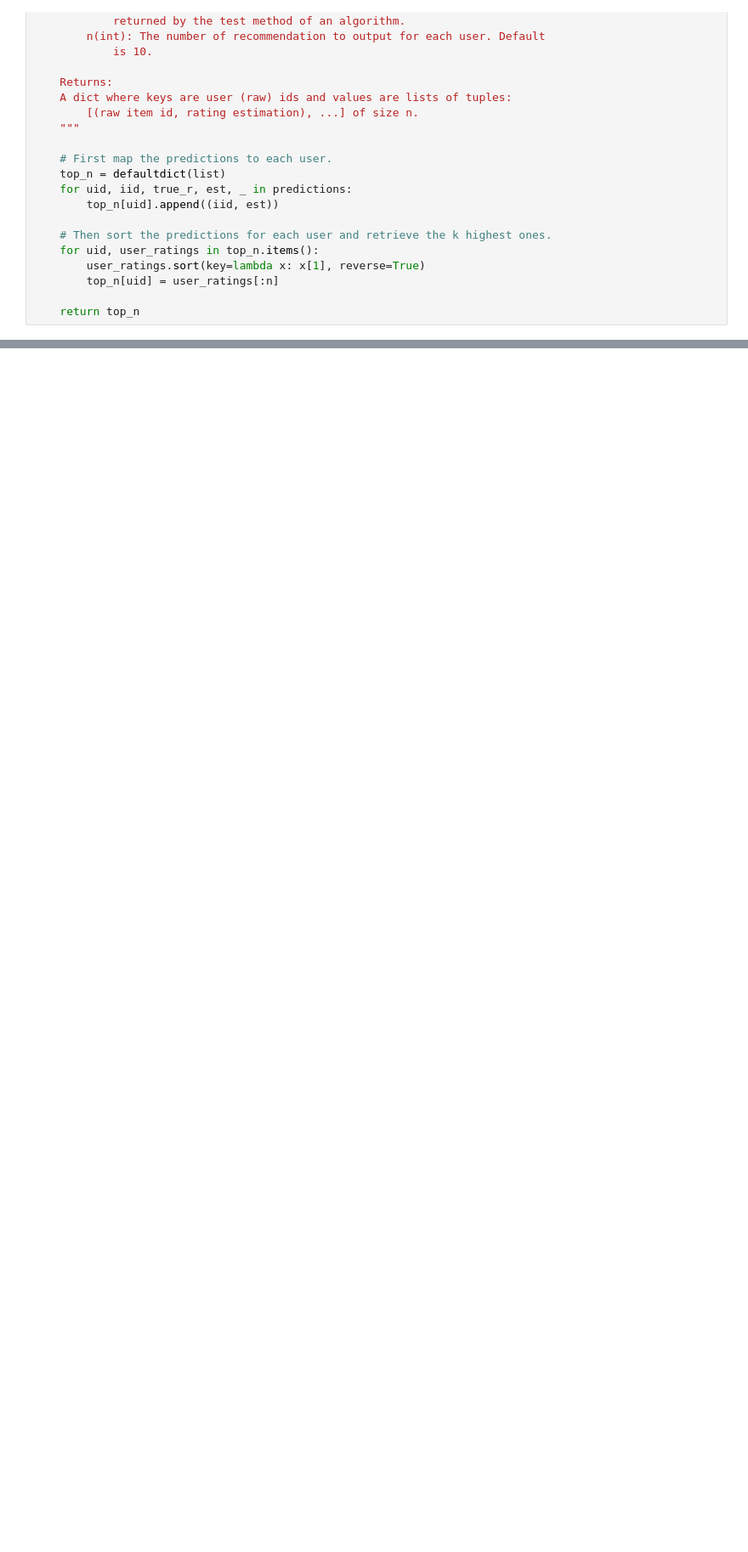
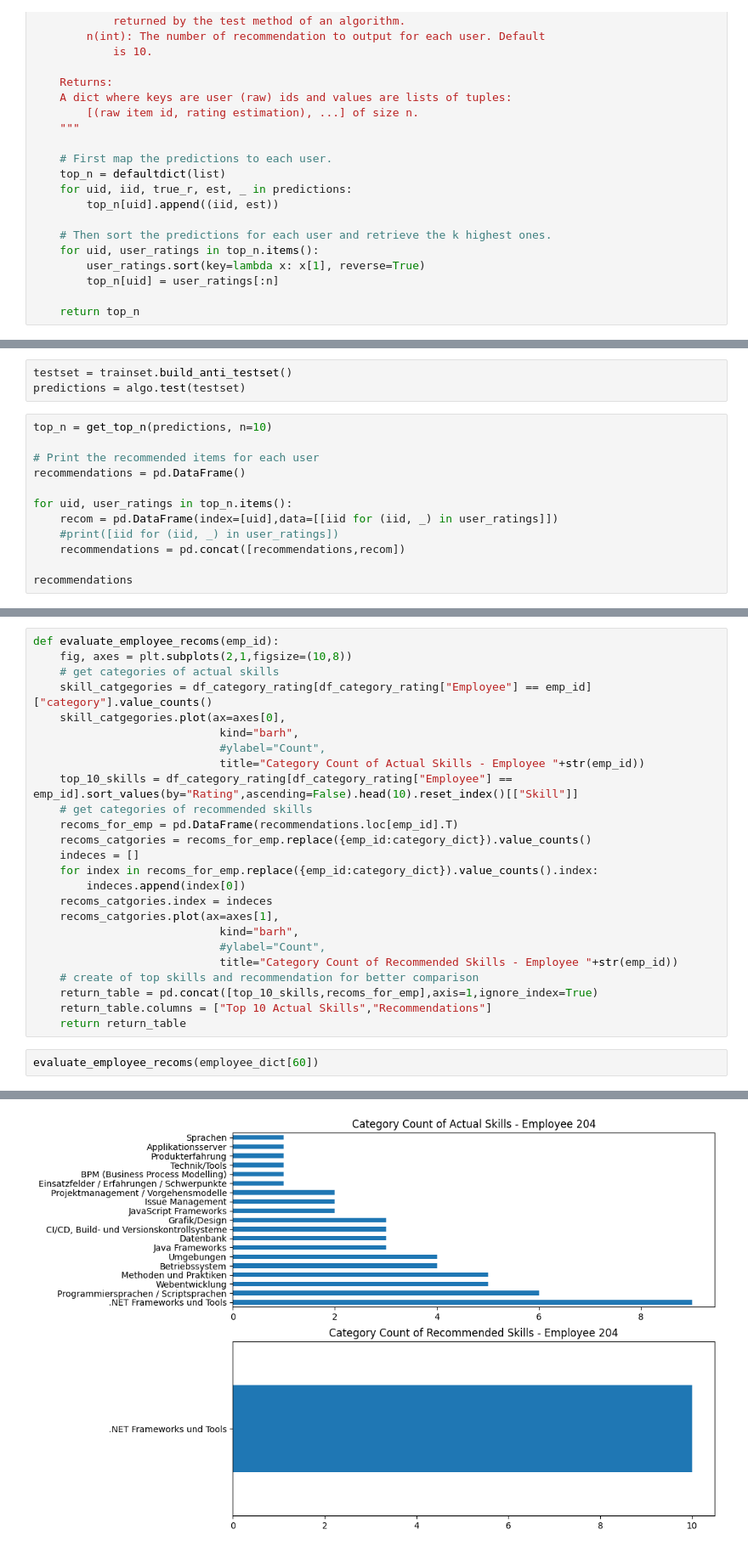
Before and after one commit to maximizer36/DS_AP, a Jupyter notebook: AP_Rated_Approach.ipynb, the cells around one changed output, grey strips where cells are left out. Shown at 85% size. Drawn from its saved outputs; the diff is of its cells as text; blank space fills up the shorter version.

```diff
--- a/AP_Rated_Approach.ipynb
+++ b/AP_Rated_Approach.ipynb
@@ -407,0 +552,15 @@ modell definieren according to best algo with best params, die funktion oben aus
+# %%
+testset = trainset.build_anti_testset()
+predictions = algo.test(testset)
+# %%
+top_n = get_top_n(predictions, n=10)
+
+# Print the recommended items for each user
+recommendations = pd.DataFrame()
+
+for uid, user_ratings in top_n.items():
+    recom = pd.DataFrame(index=[uid],data=[[iid for (iid, _) in user_ratings]])
+    #print([iid for (iid, _) in user_ratings])
+    recommendations = pd.concat([recommendations,recom])
+
+recommendations
@@ -407,0 +581,28 @@ modell definieren according to best algo with best params, die funktion oben aus
+# %%
+def evaluate_employee_recoms(emp_id):
+    fig, axes = plt.subplots(2,1,figsize=(10,8))
+    # get categories of actual skills
+    skill_catgegories = df_category_rating[df_category_rating["Employee"] == emp_id]["category"].value_counts()
+    skill_catgegories.plot(ax=axes[0],
+                            kind="barh",
+                            #ylabel="Count",
+                            title="Category Count of Actual Skills - Employee "+str(emp_id))
+    top_10_skills = df_category_rating[df_category_rating["Employee"] == emp_id].sort_values(by="Rating",ascending=False).head(10).reset_index()[["Skill"]]
+    # get categories of recommended skills
+    recoms_for_emp = pd.DataFrame(recommendations.loc[emp_id].T)
+    recoms_catgories = recoms_for_emp.replace({emp_id:category_dict}).value_counts()
+    indeces = []
+    for index in recoms_for_emp.replace({emp_id:category_dict}).value_counts().index:
+        indeces.append(index[0])
+    recoms_catgories.index = indeces
+    recoms_catgories.plot(ax=axes[1],
+                            kind="barh",
+                            #ylabel="Count",
+                            title="Category Count of Recommended Skills - Employee "+str(emp_id))
+    # create of top skills and recommendation for better comparison
+    return_table = pd.concat([top_10_skills,recoms_for_emp],axis=1,ignore_index=True)
+    return_table.columns = ["Top 10 Actual Skills","Recommendations"]
+    return return_table
+# %%
+evaluate_employee_recoms(employee_dict[60])
+# %% [output]
@@ -407,0 +620 @@ modell definieren according to best algo with best params, die funktion oben aus
+[figure, added]
```
Also changed, not shown: parts of 30 cells of this notebook.
